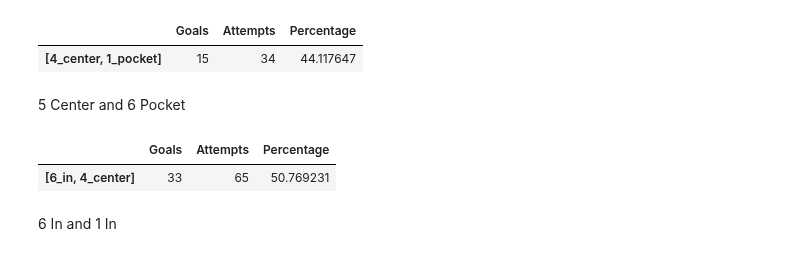
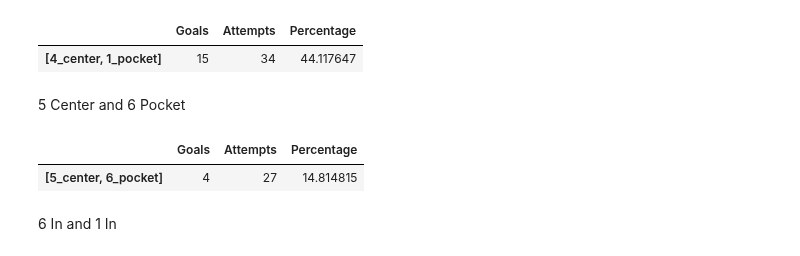
Before and after one commit to kevinshen1101/Water-Polo-Analytics, a Jupyter notebook: final_report/final_analysis.ipynb, the cells around one changed output. Saved outputs shown, nothing was run; the diff lists cells and outputs as text; code cells hidden in the pictures.

```diff
--- a/final_report/final_analysis.ipynb
+++ b/final_report/final_analysis.ipynb
@@ -604,10 +604,10 @@ rotations(df, ['4_center', '1_pocket'])
 # %% [markdown]
 5 Center and 6 Pocket
 # %%
-rotations(df, ['6_in', '4_center'])
+rotations(df, ['5_center', '6_pocket'])
 # %% [output]
 |  | Goals | Attempts | Percentage |
-| [6_in, 4_center] | 33 | 65 | 50.769231 |
+| [5_center, 6_pocket] | 4 | 27 | 14.814815 |
 # %% [markdown]
 6 In and 1 In
 # %%
```
Also changed, not shown: parts of 9 cells of this notebook, 1 other file.
